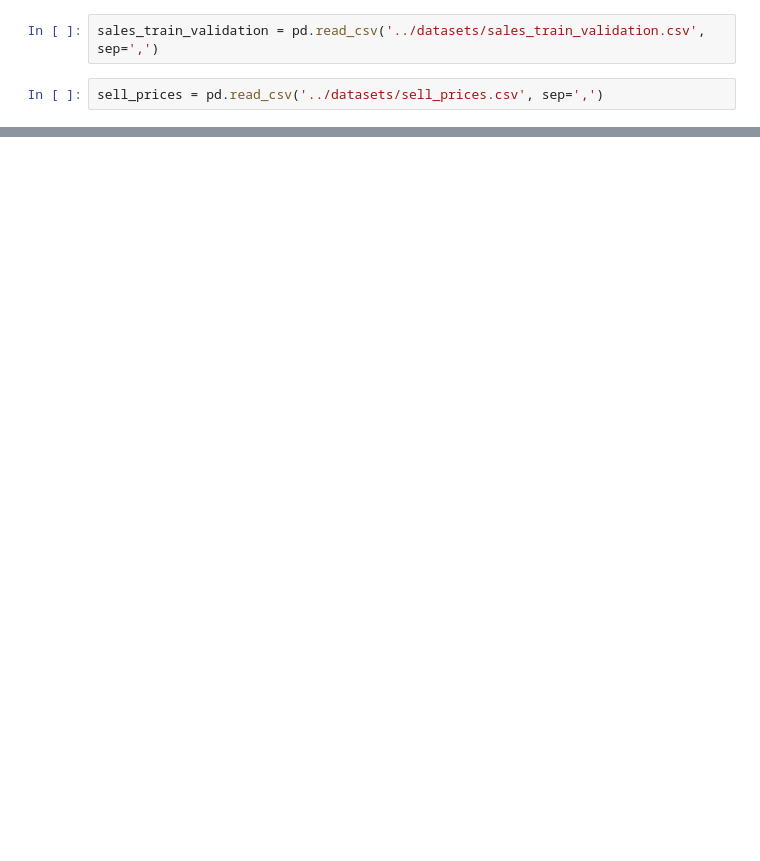
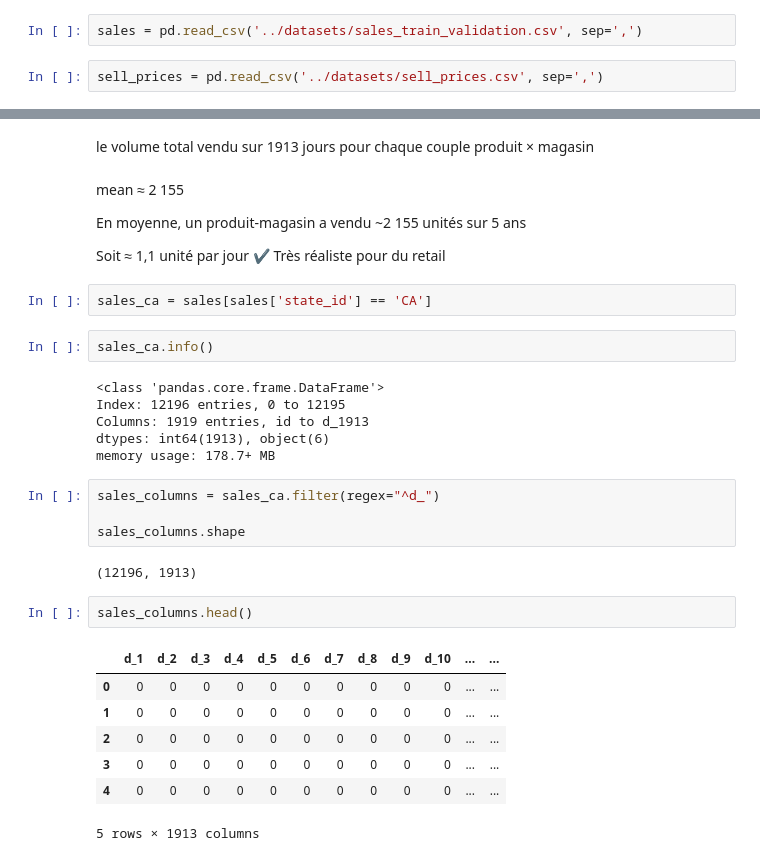
Before and after one commit to Vagaboss/P13-perso-predictions, a Jupyter notebook: notebook/preP13.ipynb, the cells around one changed output, grey strips where cells are left out. Saved outputs shown, nothing was run; the diff lists cells and outputs as text; blank space fills up the shorter version.

```diff
--- a/notebook/preP13.ipynb
+++ b/notebook/preP13.ipynb
@@ -31,4 +15,4 @@ calendar
 # %%
-sales_train_validation = pd.read_csv('../datasets/sales_train_validation.csv', sep=',')
+sales = pd.read_csv('../datasets/sales_train_validation.csv', sep=',')
 # %%
 sell_prices = pd.read_csv('../datasets/sell_prices.csv', sep=',')
@@ -34,0 +118,35 @@ sell_prices = pd.read_csv('../datasets/sell_prices.csv', sep=',')
+# %% [markdown]
+le volume total vendu sur 1913 jours pour chaque couple produit × magasin
+# %% [markdown]
+mean ≈ 2 155
+
+En moyenne, un produit-magasin a vendu ~2 155 unités sur 5 ans
+
+Soit ≈ 1,1 unité par jour
+✔ Très réaliste pour du retail
+# %%
+sales_ca = sales[sales['state_id'] == 'CA']
+# %%
+sales_ca.info()
+# %% [output]
+<class 'pandas.core.frame.DataFrame'>
+Index: 12196 entries, 0 to 12195
+Columns: 1919 entries, id to d_1913
+dtypes: int64(1913), object(6)
+memory usage: 178.7+ MB
+# %%
+sales_columns = sales_ca.filter(regex="^d_")
+
+sales_columns.shape
+# %% [output]
+(12196, 1913)
+# %%
+sales_columns.head()
+# %% [output]
+|  | d_1 | d_2 | d_3 | d_4 | d_5 | d_6 | d_7 | d_8 | d_9 | d_10 | ... | ... |
+| 0 | 0 | 0 | 0 | 0 | 0 | 0 | 0 | 0 | 0 | 0 | ... | ... |
+| 1 | 0 | 0 | 0 | 0 | 0 | 0 | 0 | 0 | 0 | 0 | ... | ... |
+| 2 | 0 | 0 | 0 | 0 | 0 | 0 | 0 | 0 | 0 | 0 | ... | ... |
+| 3 | 0 | 0 | 0 | 0 | 0 | 0 | 0 | 0 | 0 | 0 | ... | ... |
+| 4 | 0 | 0 | 0 | 0 | 0 | 0 | 0 | 0 | 0 | 0 | ... | ... |
+5 rows × 1913 columns
```
Also changed, not shown: parts of 31 cells of this notebook.
